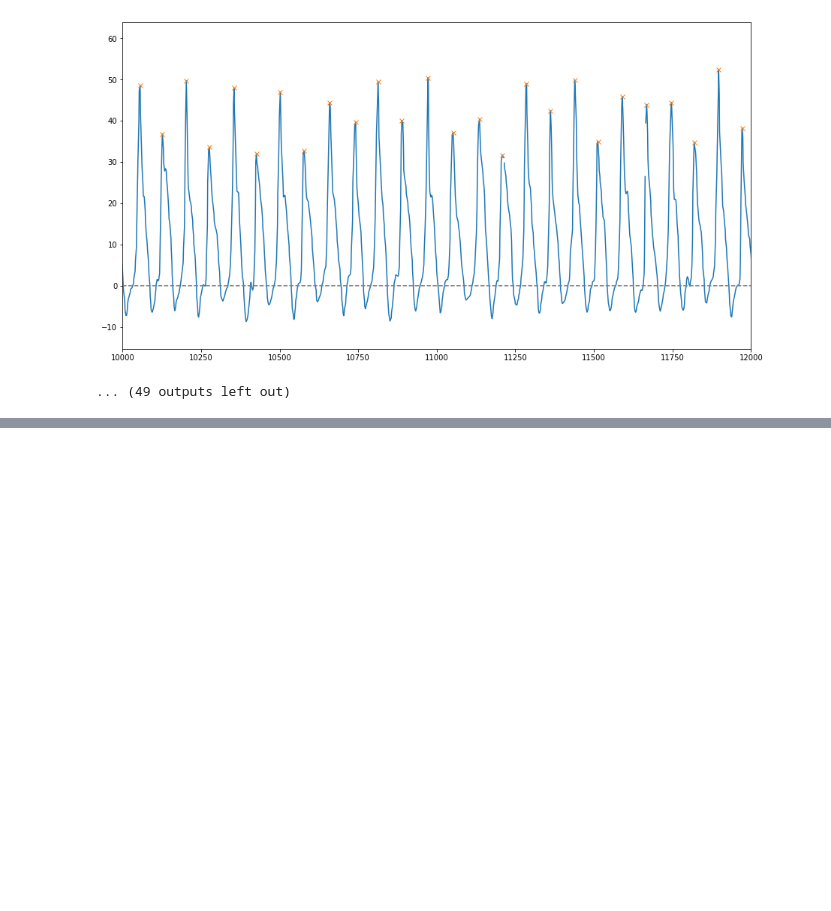
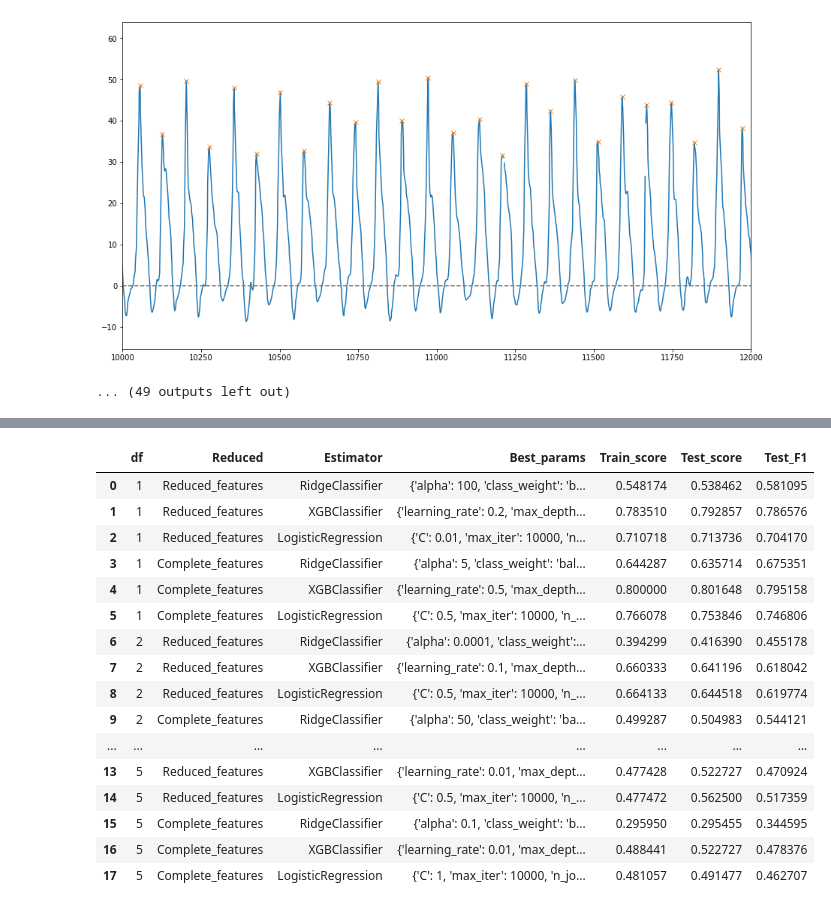
Before and after one commit to martinabetti-97/brutti_lovers-3, a Jupyter notebook: Final_Project/code/Step Function Generator.ipynb, the cells around one changed output, grey strips where cells are left out. Drawn from its saved outputs; the diff is of its cells as text; code cells hidden in the pictures; blank space fills up the shorter version.

```diff
--- a/Final_Project/code/Step Function Generator.ipynb
+++ b/Final_Project/code/Step Function Generator.ipynb
@@ -590,0 +495,2 @@ Name: step_sum, Length: 595, dtype: int64
+# %%
+full_df = {'1':full1, '2':full2, '5':full5}
@@ -590,0 +499,6 @@ Name: step_sum, Length: 595, dtype: int64
+# %%
+with open('top_features_dict.pickle', 'wb') as handle:
+    pickle.dump(top_features_dict, handle, protocol=pickle.HIGHEST_PROTOCOL)
+# %%
+with open('top_features_dict.pickle', 'rb') as handle:
+    top_features_dict = pickle.load(handle)
@@ -590,0 +565,33 @@ Name: step_sum, Length: 595, dtype: int64
+# %%
+res_list = []
+for key, df in full_df.items():
+    for ww in ['Reduced_features', 'Complete_features']:
+        if ww == 'Reduced_features':
+            df_final = df[top_features_dict[key] + ['step_sum']]
+        else:
+            df_final = df
+        train_set, test_set = train_test_split(df_final, test_size=0.3, random_state=42)
+        X_train = train_set.drop(['step_sum'], axis=1)
+        y_train = train_set.step_sum
+        X_test = test_set.drop(['step_sum'], axis=1)
+        y_test = test_set.step_sum
+
+        X = {'train':X_train, 'test':X_test}
+        y = {'train':y_train, 'test':y_test}
+
+        classifiers = {'RI':RidgeClassifier,
+                       'XG':XGBClassifier,
+                       'LR':LogisticRegression}
+        params_grids = {'RI':params_grid_RI,
+                        'XG':params_grid_XG,
+                        'LR':params_grid_LR}
+
+
+
+
+        for cls_id in classifiers.keys():
+            res = grid_search(classifiers[cls_id](random_state=42), params_grids[cls_id], X, y, n_folds=5)
+            res_list.append([key, str(ww)] + list(res))
+
+res_df = pd.DataFrame(res_list, columns=['df', 'Reduced', 'Estimator', 'Best_params',
+                                         'Train_score', 'Test_score', 'Test_F1'])
@@ -590,0 +642,20 @@ Name: step_sum, Length: 595, dtype: int64
+# %%
+res_df
+# %% [output]
+|  | df | Reduced | Estimator | Best_params | Train_score | Test_score | Test_F1 |
+| 0 | 1 | Reduced_features | RidgeClassifier | {'alpha': 100, 'class_weight': 'b... | 0.548174 | 0.538462 | 0.581095 |
+| 1 | 1 | Reduced_features | XGBClassifier | {'learning_rate': 0.2, 'max_depth... | 0.783510 | 0.792857 | 0.786576 |
+| 2 | 1 | Reduced_features | LogisticRegression | {'C': 0.01, 'max_iter': 10000, 'n... | 0.710718 | 0.713736 | 0.704170 |
+| 3 | 1 | Complete_features | RidgeClassifier | {'alpha': 5, 'class_weight': 'bal... | 0.644287 | 0.635714 | 0.675351 |
+| 4 | 1 | Complete_features | XGBClassifier | {'learning_rate': 0.5, 'max_depth... | 0.800000 | 0.801648 | 0.795158 |
+| 5 | 1 | Complete_features | LogisticRegression | {'C': 0.5, 'max_iter': 10000, 'n_... | 0.766078 | 0.753846 | 0.746806 |
+| 6 | 2 | Reduced_features | RidgeClassifier | {'alpha': 0.0001, 'class_weight':... | 0.394299 | 0.416390 | 0.455178 |
+| 7 | 2 | Reduced_features | XGBClassifier | {'learning_rate': 0.1, 'max_depth... | 0.660333 | 0.641196 | 0.618042 |
+| 8 | 2 | Reduced_features | LogisticRegression | {'C': 0.5, 'max_iter': 10000, 'n_... | 0.664133 | 0.644518 | 0.619774 |
+| 9 | 2 | Complete_features | RidgeClassifier | {'alpha': 50, 'class_weight': 'ba... | 0.499287 | 0.504983 | 0.544121 |
+| ... | ... | ... | ... | ... | ... | ... | ... |
+| 13 | 5 | Reduced_features | XGBClassifier | {'learning_rate': 0.01, 'max_dept... | 0.477428 | 0.522727 | 0.470924 |
+| 14 | 5 | Reduced_features | LogisticRegression | {'C': 0.5, 'max_iter': 10000, 'n_... | 0.477472 | 0.562500 | 0.517359 |
+| 15 | 5 | Complete_features | RidgeClassifier | {'alpha': 0.1, 'class_weight': 'b... | 0.295950 | 0.295455 | 0.344595 |
+| 16 | 5 | Complete_features | XGBClassifier | {'learning_rate': 0.01, 'max_dept... | 0.488441 | 0.522727 | 0.478376 |
+| 17 | 5 | Complete_features | LogisticRegression | {'C': 1, 'max_iter': 10000, 'n_jo... | 0.481057 | 0.491477 | 0.462707 |
```
Also changed, not shown: parts of 47 cells of this notebook, 25 other files.
